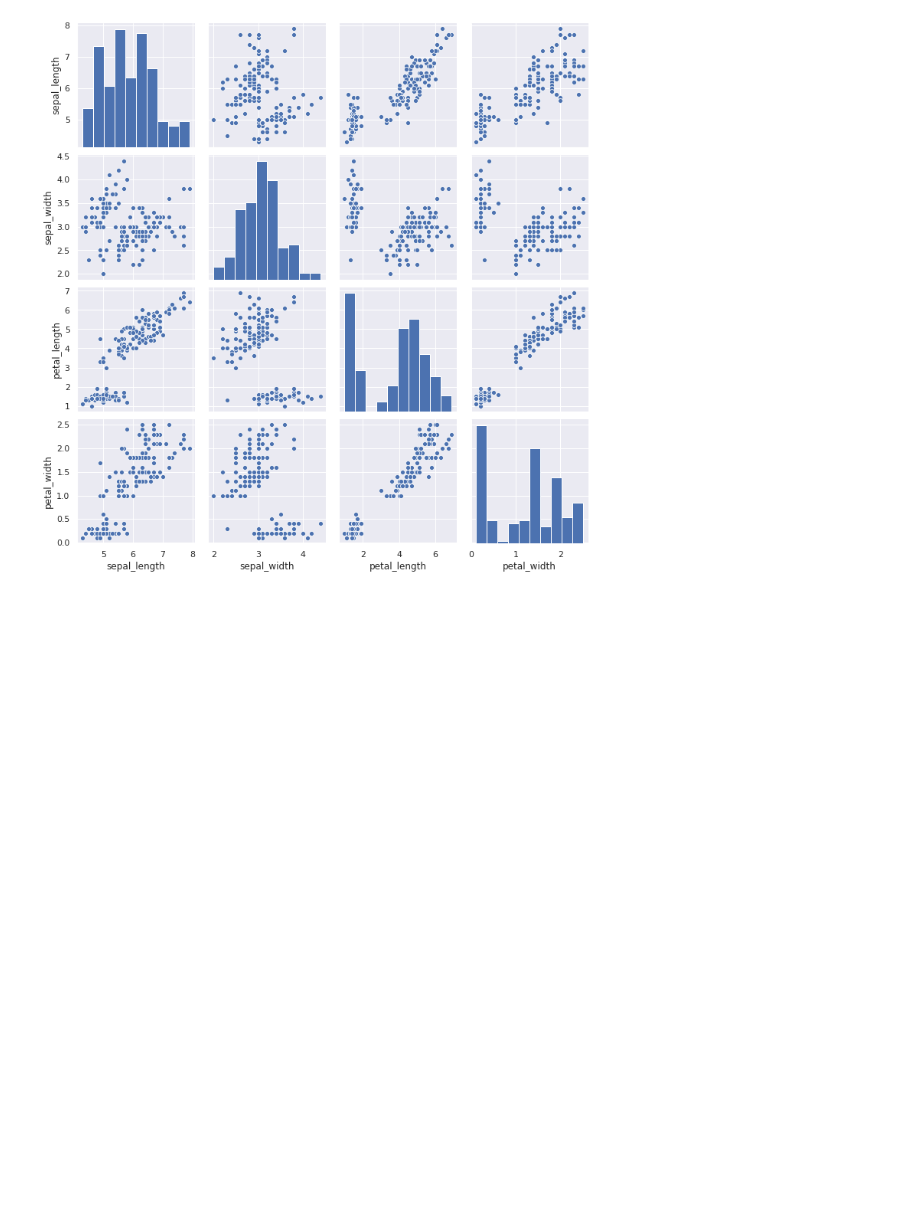
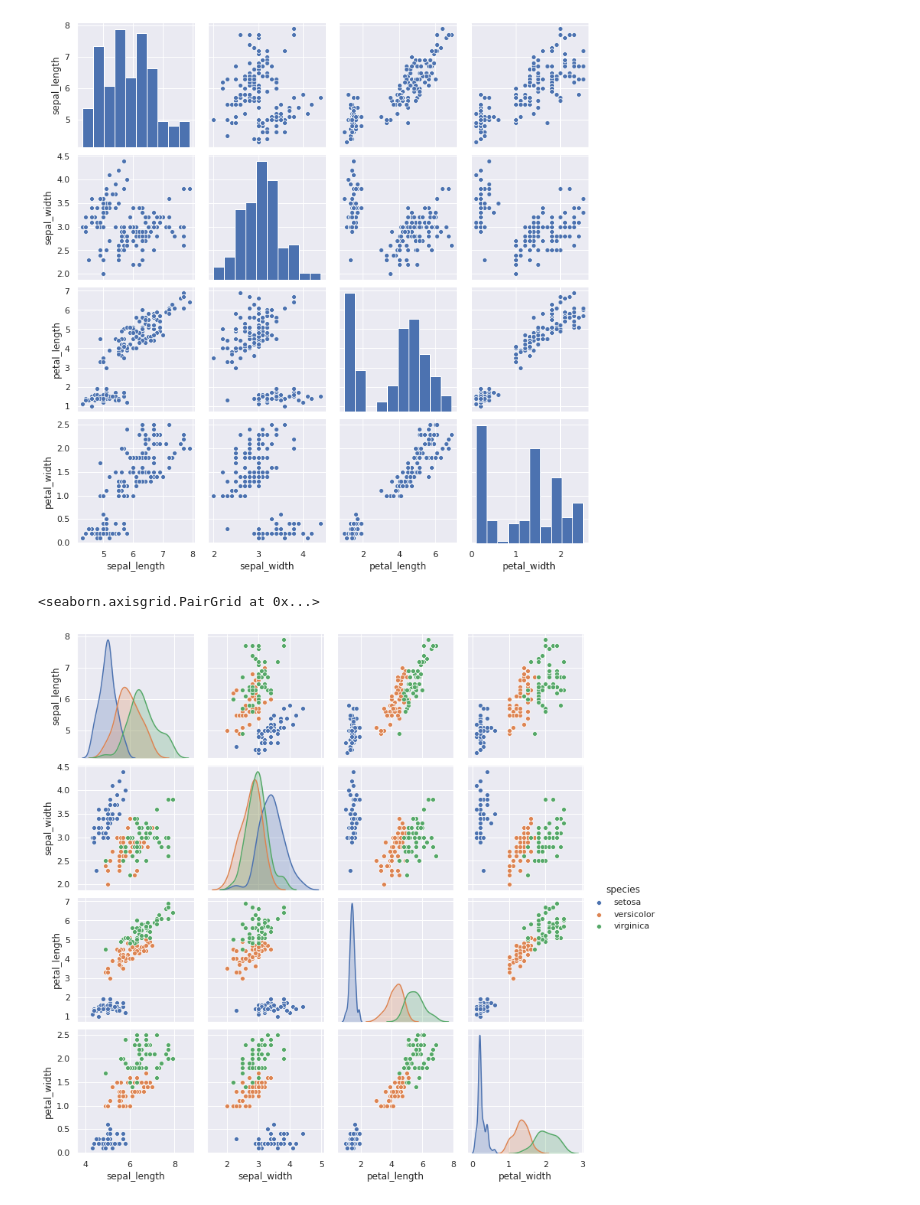
Before and after one commit to mietekdom/Data-Science, a Jupyter notebook: 01_knowledge/14_Wizualizacja_Seaborn_cz2.ipynb, the cells around one changed output. Saved outputs shown, nothing was run; the diff lists cells and outputs as text; code cells hidden in the pictures; blank space fills up the shorter version.

```diff
--- a/01_knowledge/14_Wizualizacja_Seaborn_cz2.ipynb
+++ b/01_knowledge/14_Wizualizacja_Seaborn_cz2.ipynb
@@ -64,3 +64,8 @@ sns.pairplot(data=df)
 # %% [output]
 <seaborn.axisgrid.PairGrid at 0x...>
 [figure]
+# %%
+sns.pairplot(data=df, hue='species')
+# %% [output]
+<seaborn.axisgrid.PairGrid at 0x...>
+[figure, added]
```
